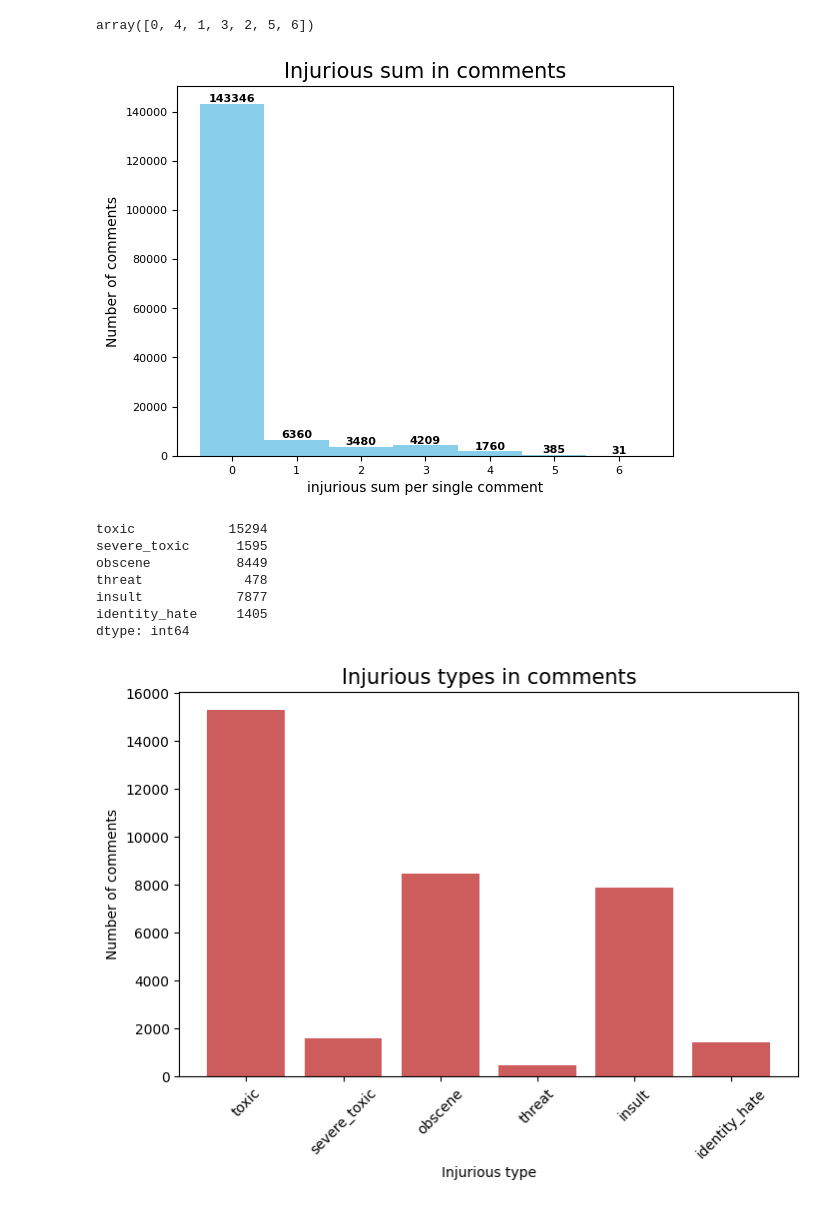
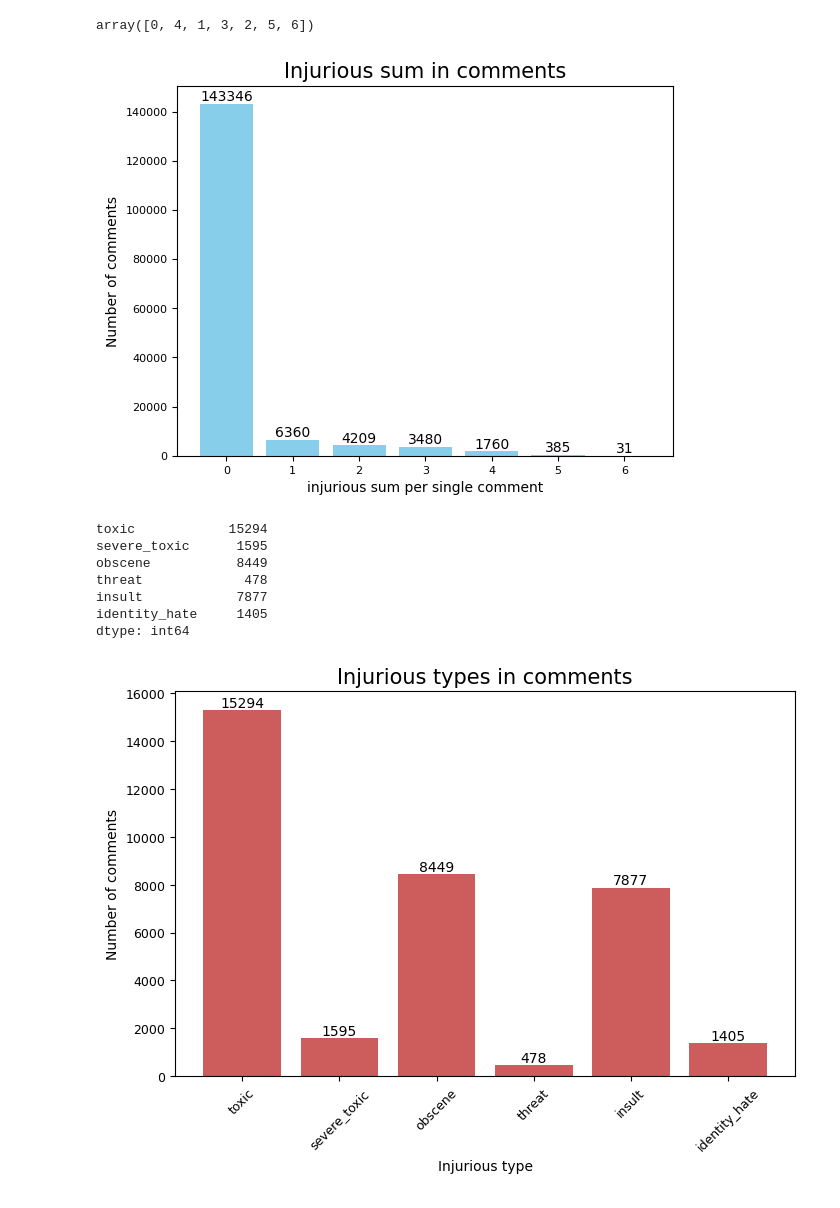
Before and after one commit to EnricoMiche1210760/toxic_comments_filter, a Jupyter notebook: src/progetto_toxic_comments_filter.ipynb, the cells around one changed output. Saved outputs shown, nothing was run; the diff lists cells and outputs as text; code cells hidden in the pictures.

```diff
--- a/src/progetto_toxic_comments_filter.ipynb
+++ b/src/progetto_toxic_comments_filter.ipynb
@@ -115,24 +115,24 @@ array([0, 4, 1, 3, 2, 5, 6])
 # %%
 import matplotlib.pyplot as plt
 
-def show_number(plot, hist, bin_centers):
-    for i in range(len(hist)):
-        plot.text(bin_centers[i], hist[i], int(hist[i]), ha='center', va='bottom', fontsize=8, fontweight='bold')
+def show_number(plot, barplot):
+    for i in range(len(barplot)):
+        height = barplot[i].get_height()
+        plot.text(barplot[i].get_x() + barplot[i].get_width()/2, height, height, ha='center', va='bottom')
 # %%
 col_names = np.sort(df['sum_injurious'].unique())
 comments_per_injurious = df['sum_injurious'].value_counts()
 
-hist, bins, _ = plt.hist(df['sum_injurious'], bins=len(col_names), color='skyblue')
-bin_centers = 0.5 * (bins[:-1] + bins[1:])
+barplot = plt.bar(col_names, comments_per_injurious, color='skyblue')
 plt.yticks(fontsize=8)
-plt.xticks(bin_centers, col_names, fontsize=8)
+plt.xticks(fontsize=8)
 plt.title('Injurious sum in comments', fontsize=15)
 plt.xlabel('injurious sum per single comment', fontsize=10)
 plt.ylabel('Number of comments', fontsize=10)
-show_number(plt, hist, bin_centers)
+show_number(plt, barplot)
 plt.show();
 # %% [output]
-[figure, old version]
+[figure, new version]
 # %%
 injurious = df.drop(columns=['sum_injurious'])
 injurious_type_sum = injurious.sum(axis=0)
@@ -148,11 +148,13 @@ dtype: int64
 # %%
 #plot the injurious types
 plt.figure(figsize=(8, 5))
 barplot = plt.bar(injurious.columns, injurious_type_sum, color='indianred')
-plt.xticks(rotation=45)
+plt.xticks(rotation=45, fontsize=9)
+plt.yticks(fontsize=9)
 plt.title('Injurious types in comments', fontsize=15)
 plt.xlabel('Injurious type', fontsize=10)
 plt.ylabel('Number of comments', fontsize=10)
+show_number(plt, barplot)
 plt.show();
 # %% [output]
-[figure, old version]
+[figure, new version]
```
Also changed, not shown: parts of 2 cells of this notebook.
